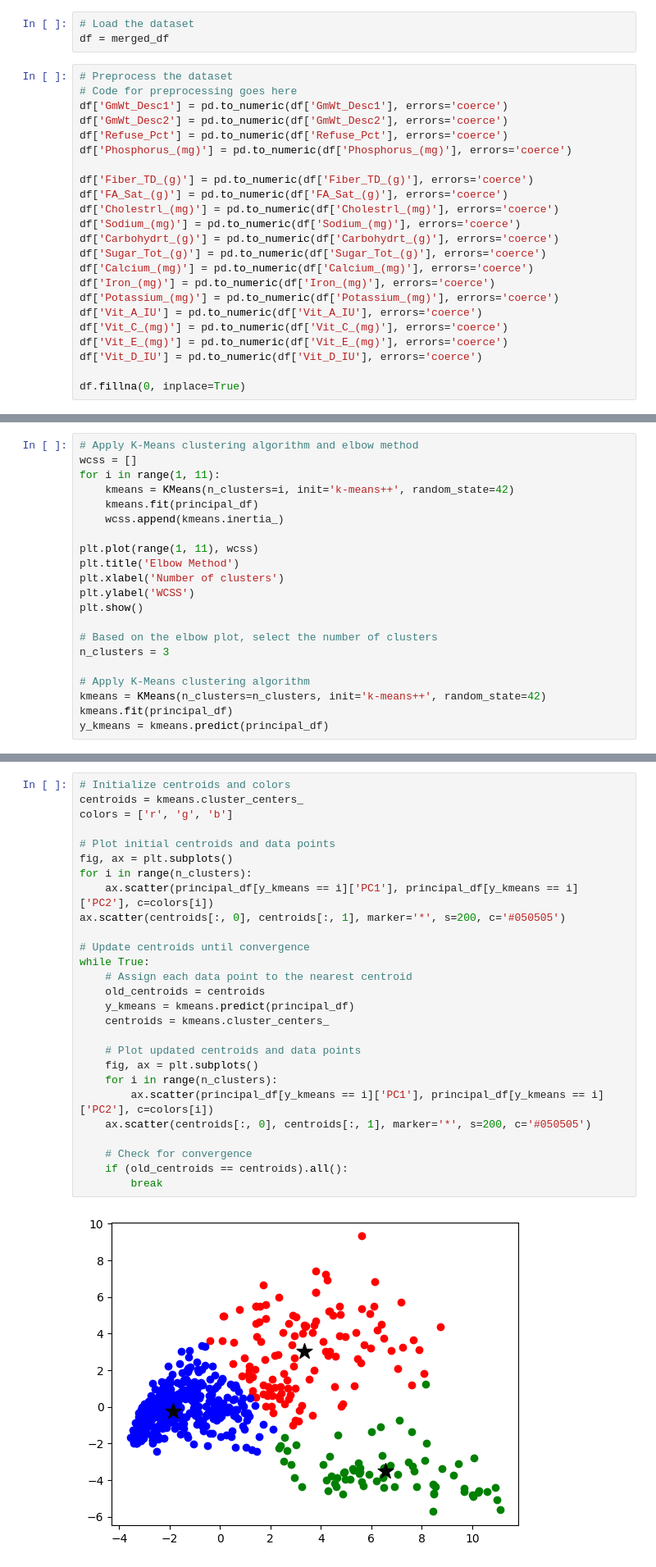
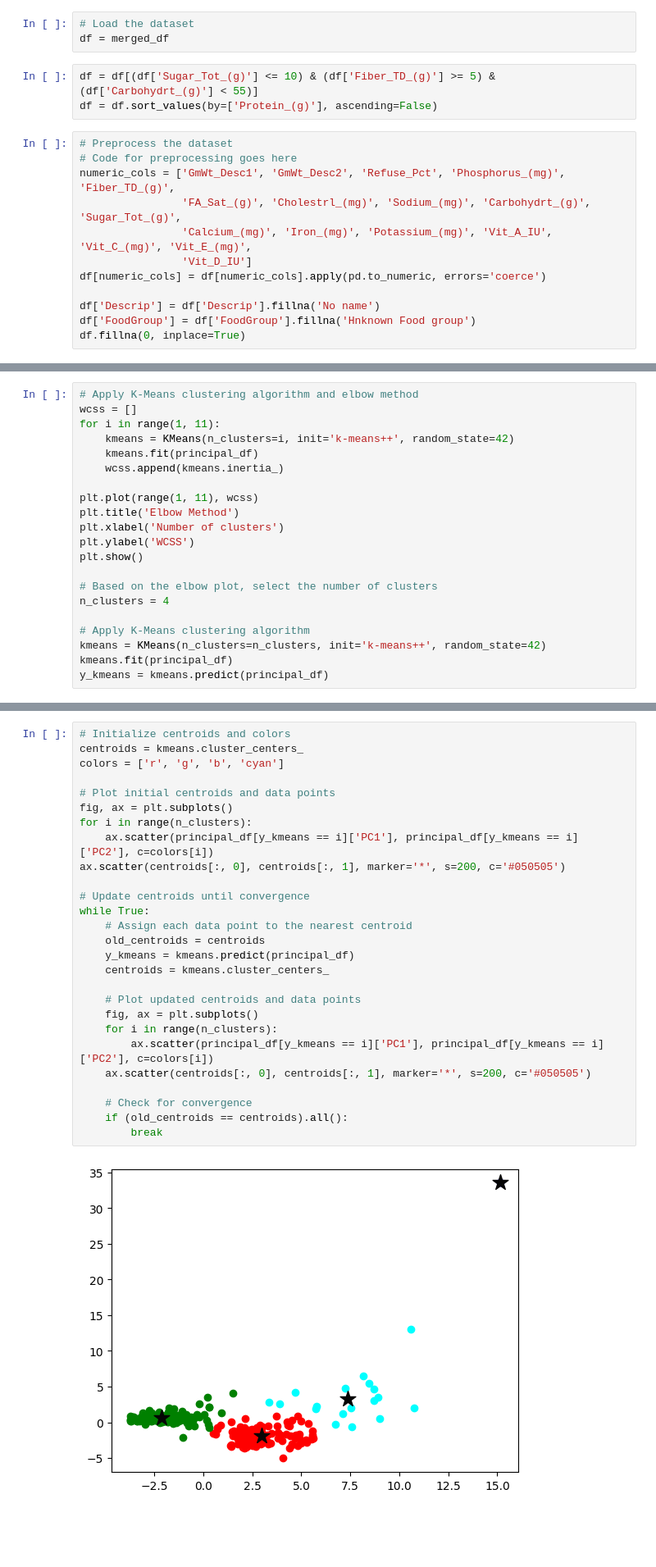
Before and after one commit to nutzbee/Collab-Tests, a Jupyter notebook: Capstone_Notebook_Source_Code.ipynb, the cells around one changed output, grey strips where cells are left out. Shown: that part at 82% size. Cells and saved outputs as stored; diff of their text form; blank space fills up the shorter version.

```diff
--- a/Capstone_Notebook_Source_Code.ipynb
+++ b/Capstone_Notebook_Source_Code.ipynb
@@ -614,29 +614,21 @@ import matplotlib.pyplot as plt
 # %%
 # Load the dataset
 df = merged_df
-# %%
-# Preprocess the dataset
-# Code for preprocessing goes here
-df['GmWt_Desc1'] = pd.to_numeric(df['GmWt_Desc1'], errors='coerce')
-df['GmWt_Desc2'] = pd.to_numeric(df['GmWt_Desc2'], errors='coerce')
-df['Refuse_Pct'] = pd.to_numeric(df['Refuse_Pct'], errors='coerce')
-df['Phosphorus_(mg)'] = pd.to_numeric(df['Phosphorus_(mg)'], errors='coerce')
-
-df['Fiber_TD_(g)'] = pd.to_numeric(df['Fiber_TD_(g)'], errors='coerce')
-df['FA_Sat_(g)'] = pd.to_numeric(df['FA_Sat_(g)'], errors='coerce')
-df['Cholestrl_(mg)'] = pd.to_numeric(df['Cholestrl_(mg)'], errors='coerce')
-df['Sodium_(mg)'] = pd.to_numeric(df['Sodium_(mg)'], errors='coerce')
-df['Carbohydrt_(g)'] = pd.to_numeric(df['Carbohydrt_(g)'], errors='coerce')
-df['Sugar_Tot_(g)'] = pd.to_numeric(df['Sugar_Tot_(g)'], errors='coerce')
-df['Calcium_(mg)'] = pd.to_numeric(df['Calcium_(mg)'], errors='coerce')
-df['Iron_(mg)'] = pd.to_numeric(df['Iron_(mg)'], errors='coerce')
-df['Potassium_(mg)'] = pd.to_numeric(df['Potassium_(mg)'], errors='coerce')
-df['Vit_A_IU'] = pd.to_numeric(df['Vit_A_IU'], errors='coerce')
-df['Vit_C_(mg)'] = pd.to_numeric(df['Vit_C_(mg)'], errors='coerce')
-df['Vit_E_(mg)'] = pd.to_numeric(df['Vit_E_(mg)'], errors='coerce')
-df['Vit_D_IU'] = pd.to_numeric(df['Vit_D_IU'], errors='coerce')
-
-df.fillna(0, inplace=True)
+# %%
+df = df[(df['Sugar_Tot_(g)'] <= 10) & (df['Fiber_TD_(g)'] >= 5) & (df['Carbohydrt_(g)'] < 55)]
+df = df.sort_values(by=['Protein_(g)'], ascending=False)
+# %%
+# Preprocess the dataset
+# Code for preprocessing goes here
+numeric_cols = ['GmWt_Desc1', 'GmWt_Desc2', 'Refuse_Pct', 'Phosphorus_(mg)', 'Fiber_TD_(g)',
+                'FA_Sat_(g)', 'Cholestrl_(mg)', 'Sodium_(mg)', 'Carbohydrt_(g)', 'Sugar_Tot_(g)',
+                'Calcium_(mg)', 'Iron_(mg)', 'Potassium_(mg)', 'Vit_A_IU', 'Vit_C_(mg)', 'Vit_E_(mg)',
+                'Vit_D_IU']
+df[numeric_cols] = df[numeric_cols].apply(pd.to_numeric, errors='coerce')
+
+df['Descrip'] = df['Descrip'].fillna('No name')
+df['FoodGroup'] = df['FoodGroup'].fillna('Hnknown Food group')
+df.fillna(0, inplace=True)
 # %%
 # Remove Outliers
 # In these method of removing outliers we are just testing if the accuracy would increase
@@ -706,7 +696,7 @@ plt.ylabel('WCSS')
 plt.show()
 
 # Based on the elbow plot, select the number of clusters
-n_clusters = 3
+n_clusters = 4
 
 # Apply K-Means clustering algorithm
 kmeans = KMeans(n_clusters=n_clusters, init='k-means++', random_state=42)
@@ -717,29 +707,29 @@ y_kmeans = kmeans.predict(principal_df)
 # %%
 # Initialize centroids and colors
 centroids = kmeans.cluster_centers_
-colors = ['r', 'g', 'b']
+colors = ['r', 'g', 'b', 'cyan']
 
 # Plot initial centroids and data points
 fig, ax = plt.subplots()
 for i in range(n_clusters):
     ax.scatter(principal_df[y_kmeans == i]['PC1'], principal_df[y_kmeans == i]['PC2'], c=colors[i])
 ax.scatter(centroids[:, 0], centroids[:, 1], marker='*', s=200, c='#050505')
 
 # Update centroids until convergence
 while True:
     # Assign each data point to the nearest centroid
     old_centroids = centroids
     y_kmeans = kmeans.predict(principal_df)
     centroids = kmeans.cluster_centers_
 
     # Plot updated centroids and data points
     fig, ax = plt.subplots()
     for i in range(n_clusters):
         ax.scatter(principal_df[y_kmeans == i]['PC1'], principal_df[y_kmeans == i]['PC2'], c=colors[i])
     ax.scatter(centroids[:, 0], centroids[:, 1], marker='*', s=200, c='#050505')
 
     # Check for convergence
     if (old_centroids == centroids).all():
         break
 # %% [output]
-[figure, old version]
+[figure, new version]
```
Also changed, not shown: parts of 9 cells of this notebook.
